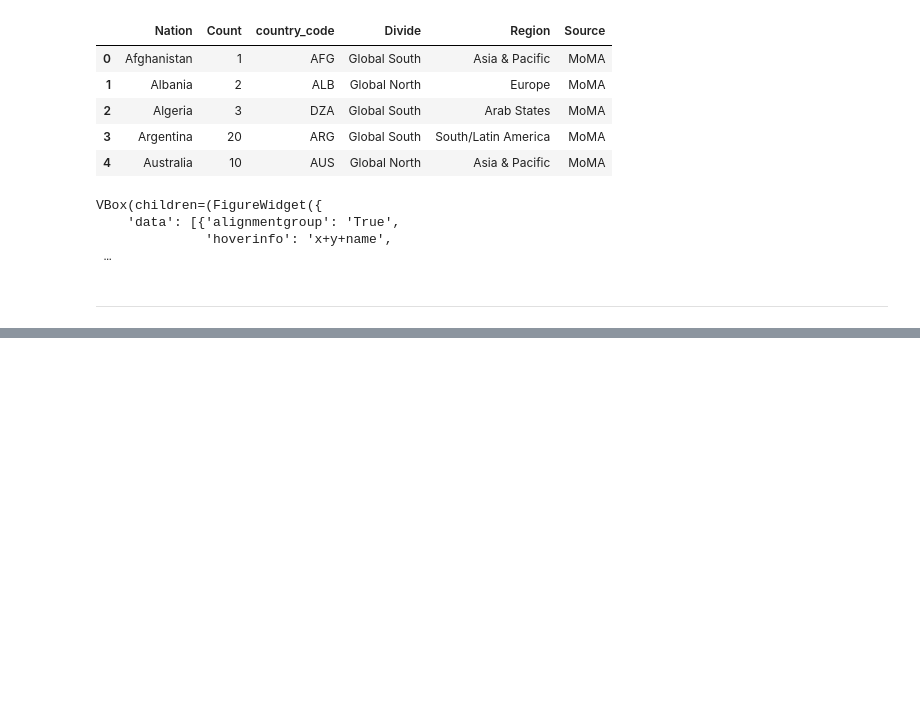
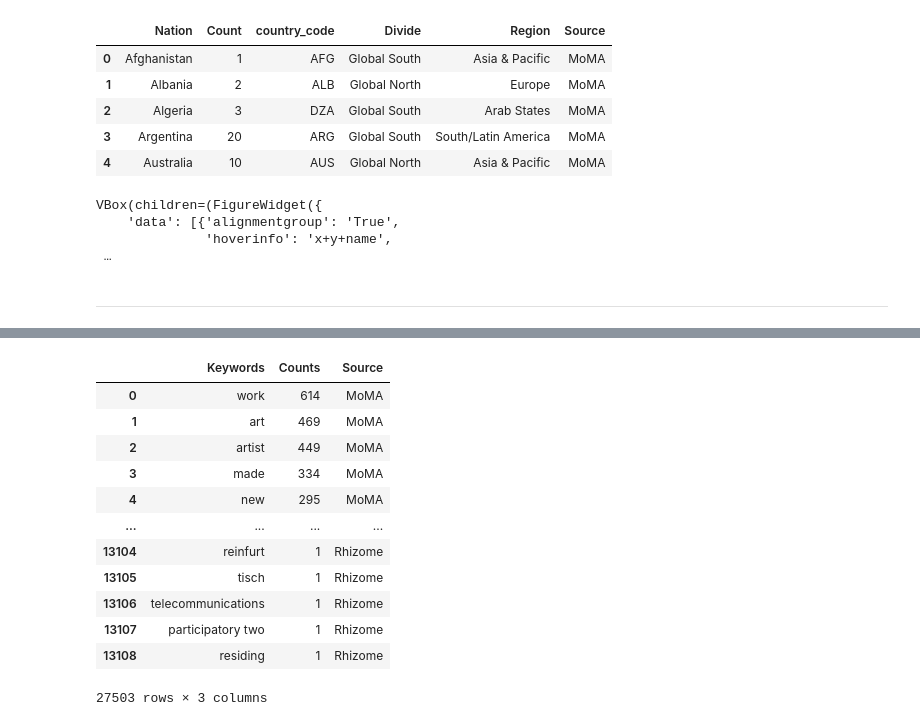
Before and after one commit to laurentfintoni/Net-Art-Rev, a Jupyter notebook: net_art_revolution.ipynb, the cells around one changed output, grey strips where cells are left out. Saved outputs shown, nothing was run; the diff lists cells and outputs as text; code cells hidden in the pictures; blank space fills up the shorter version.

```diff
--- a/net_art_revolution.ipynb
+++ b/net_art_revolution.ipynb
@@ -2064,0 +1944,31 @@ fig.show()
+# %%
+rhz_tree = pd.DataFrame(columns=['Keywords'])
+rhz_kw_2 = rhizome_txt_stop_kw['Keywords'].values.tolist()
+rhz_kw_2 = ' '.join(rhz_kw_2)
+rhz_kw_2 = list(rhz_kw_2.split(', '))
+rhz_tree['Keywords'] = rhz_kw_2
+rhz_tree = rhz_tree['Keywords'].value_counts().rename_axis('Keywords').reset_index(name='Counts')
+rhz_tree['Source'] = 'Rhizome'
+moma_tree = pd.DataFrame(columns=['Keywords'])
+moma_kw_2 = moma_full_text_stop['Keywords'].values.tolist()
+moma_kw_2 = ' '.join(moma_kw_2)
+moma_kw_2 = list(moma_kw_2.split(', '))
+moma_tree['Keywords'] = moma_kw_2
+moma_tree = moma_tree['Keywords'].value_counts().rename_axis('Keywords').reset_index(name='Counts')
+moma_tree['Source'] = 'MoMA'
+kw_tree = pd.concat([moma_tree, rhz_tree])
+kw_tree
+# %% [output]
+|  | Keywords | Counts | Source |
+| 0 | work | 614 | MoMA |
+| 1 | art | 469 | MoMA |
+| 2 | artist | 449 | MoMA |
+| 3 | made | 334 | MoMA |
+| 4 | new | 295 | MoMA |
+| ... | ... | ... | ... |
+| 13104 | reinfurt | 1 | Rhizome |
+| 13105 | tisch | 1 | Rhizome |
+| 13106 | telecommunications | 1 | Rhizome |
+| 13107 | participatory two | 1 | Rhizome |
+| 13108 | residing | 1 | Rhizome |
+27503 rows × 3 columns
```
Also changed, not shown: parts of 47 cells of this notebook, 8 other files.
